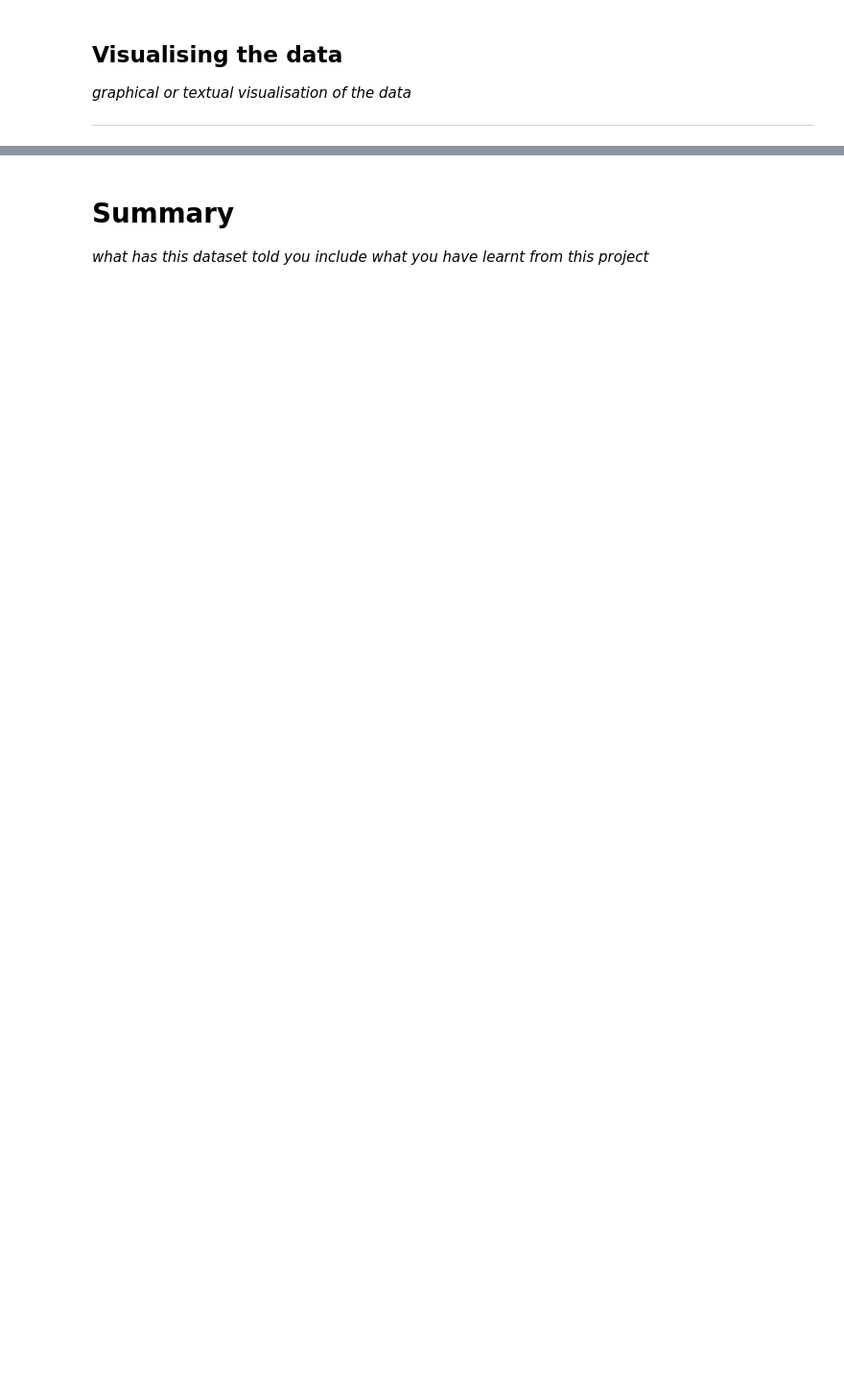
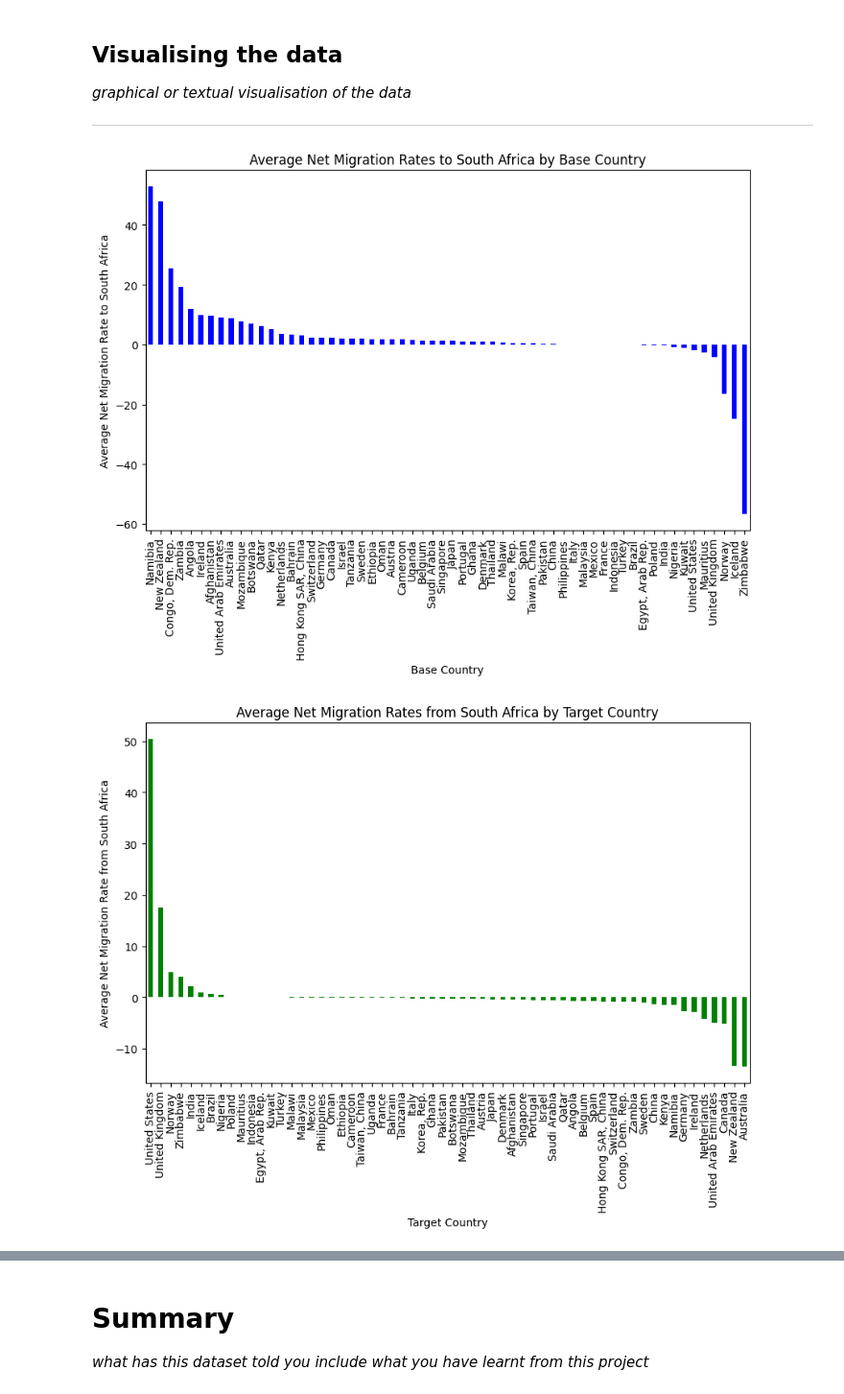
Before and after one commit to TsamayaDesigns/codeDivision-data-with-python, a Jupyter notebook: Data_Project_Beyond_Borders_Analysing_Migration_Patterns_in_South_Africa.ipynb, the cells around one changed output, grey strips where cells are left out. Shown at 96% size. Cells and saved outputs as stored; diff of their text form; code cells hidden in the pictures; blank space fills up the shorter version.

```diff
--- a/Data_Project_Beyond_Borders_Analysing_Migration_Patterns_in_South_Africa.ipynb
+++ b/Data_Project_Beyond_Borders_Analysing_Migration_Patterns_in_South_Africa.ipynb
@@ -306,0 +281,39 @@ _graphical or textual visualisation of the data_
+# %%
+# Visualise Data
+def visualise_data():
+  # Step 1: Plot overall migration patterns
+  # Plotting migration to South Africa
+  plt.figure(figsize=(10, 6))
+  migration_to_za_agg.sort_values(ascending=False).plot(kind='bar', color='blue')
+  plt.xlabel("Base Country")
+  plt.ylabel("Average Net Migration Rate to South Africa")
+  plt.title("Average Net Migration Rates to South Africa by Base Country")
+  plt.show()
+  print("\n")
+
+  # Plotting migration from South Africa
+  plt.figure(figsize=(10, 6))
+  migration_from_za_agg.sort_values(ascending=False).plot(kind='bar', color='green')
+  plt.xlabel("Target Country")
+  plt.ylabel("Average Net Migration Rate from South Africa")
+  plt.title("Average Net Migration Rates from South Africa by Target Country")
+  plt.show()
+  print("\n")
+
+  # Step 2: Plot yearly migration patterns
+  # Plotting yearly migration to/from South Africa
+  plt.figure(figsize=(10, 6))
+  plt.plot(years, yearly_to_za, label='To South Africa', color='blue', marker='o')
+  plt.plot(years, yearly_from_za, label='From South Africa', color='green', marker='o')
+  plt.xlabel("Year")
+  plt.ylabel("Net Migration Rate")
+  plt.title("Net Migration Rates to and from South Africa by Year")
+  plt.legend()
+  plt.grid(True)
+  plt.show()
+  print("\n")
+
+visualise_data()
+# %% [output]
+[figure, added]
+[figure, added]
```
Also changed, not shown: parts of 4 cells of this notebook.
